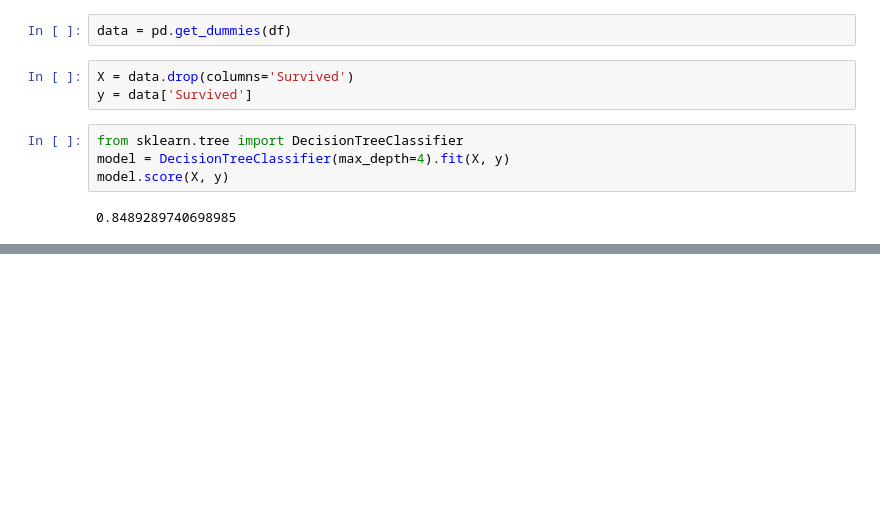
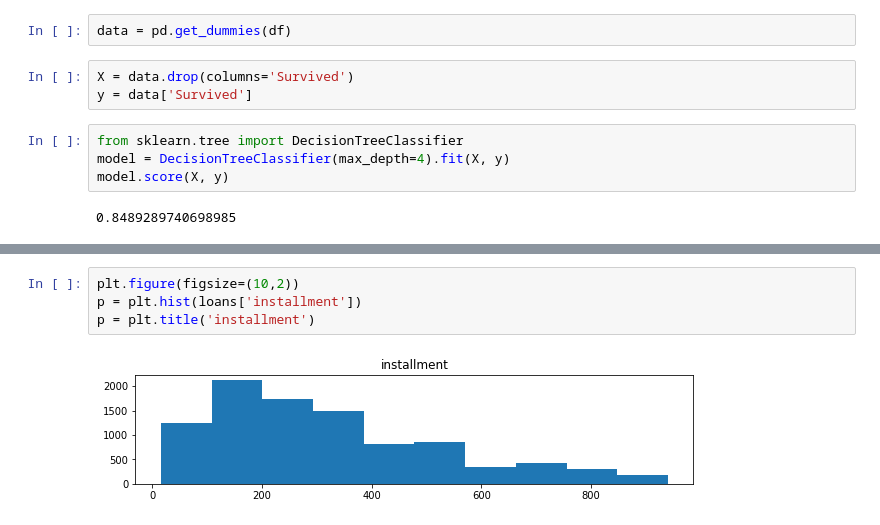
Before and after one commit to sogangori/NH_python, a Jupyter notebook: day_8_tree_titanic.ipynb, the cells around one changed output, grey strips where cells are left out. Cells and saved outputs as stored; diff of their text form; blank space fills up the shorter version.

```diff
--- a/day_8_tree_titanic.ipynb
+++ b/day_8_tree_titanic.ipynb
@@ -98,0 +137,6 @@ display(g)
+# %%
+plt.figure(figsize=(10,2))
+p = plt.hist(loans['installment'])
+p = plt.title('installment')
+# %% [output]
+[figure, added]
```
Also changed, not shown: parts of 13 cells of this notebook.
